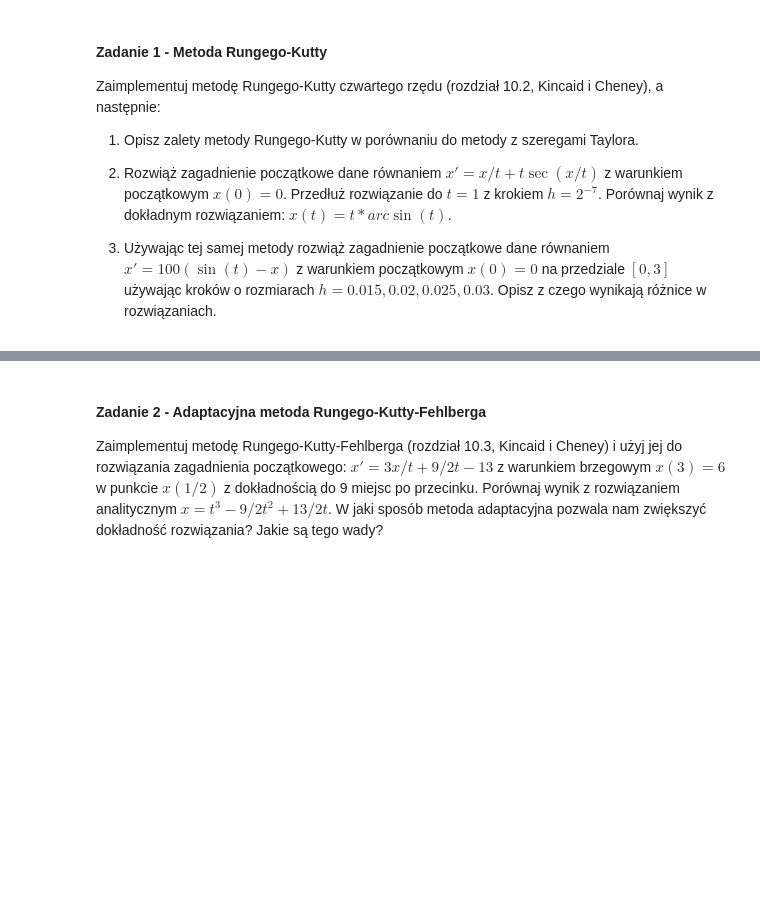
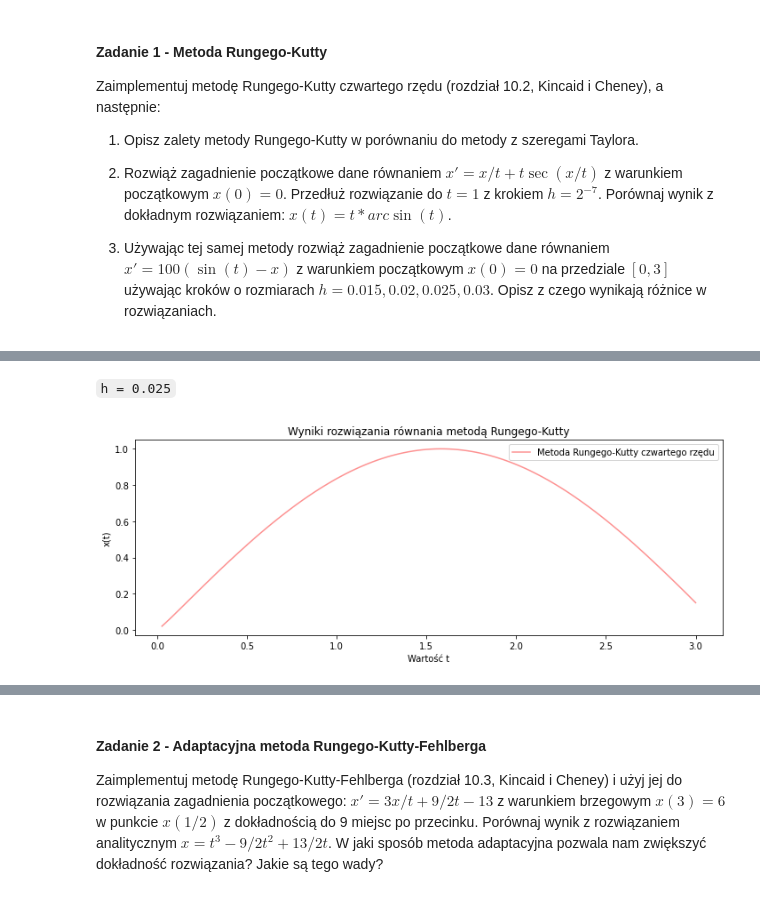
Before and after one commit to GabenRulez/4semestr_MOwNiT, a Jupyter notebook: lab12/lab12.ipynb, the cells around one changed output, grey strips where cells are left out. Cells and saved outputs as stored; diff of their text form; code cells hidden in the pictures; blank space fills up the shorter version.

```diff
--- a/lab12/lab12.ipynb
+++ b/lab12/lab12.ipynb
@@ -15,0 +130,7 @@ Opisz z czego wynikają różnice w rozwiązaniach.
+# %% [markdown]
+`h = 0.025`
+# %%
+obecne_h = 0.025
+pokaz_Rungego_Kutta( f=f_2, t = 0, x = 0, h = obecne_h, n = 3.0/obecne_h )
+# %% [output]
+[figure, added]
```
Also changed, not shown: parts of 36 cells of this notebook.
